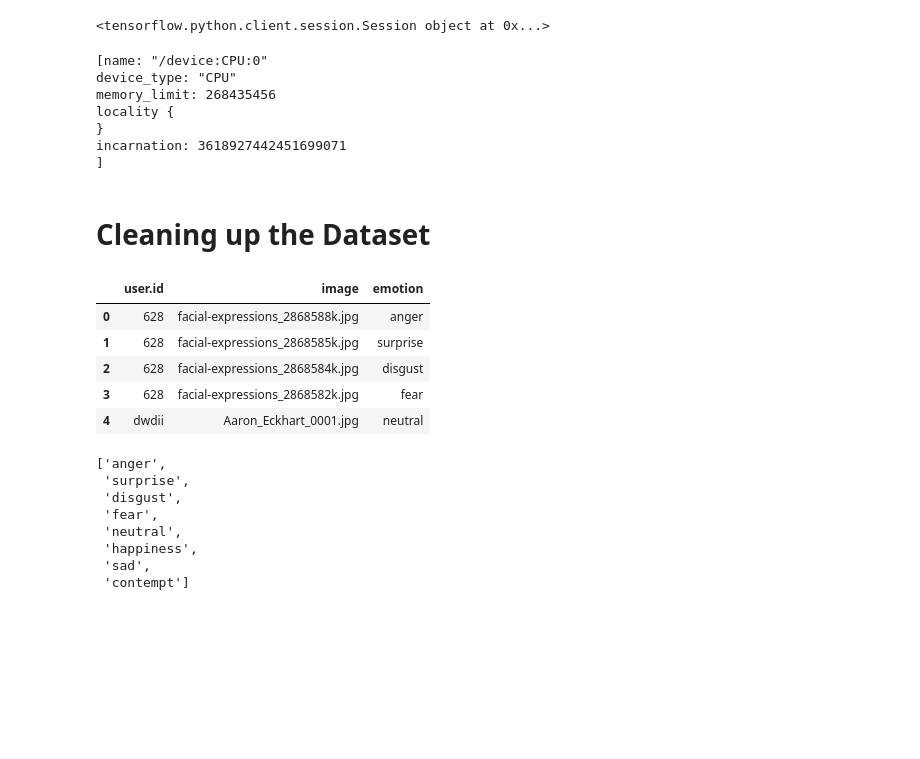
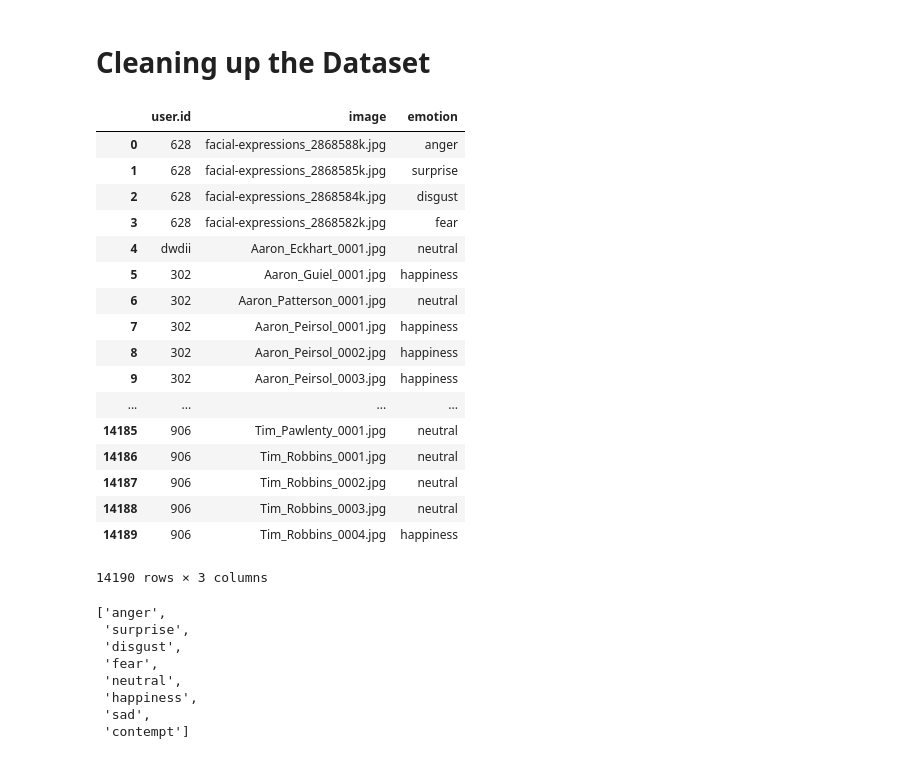
Before and after one commit to schehrbanokhan/emotion_recognition_neural_network, a Jupyter notebook: Project Neural network.ipynb, the cells around one changed output. Drawn from its saved outputs; the diff is of its cells as text; code cells hidden in the pictures; blank space fills up the shorter version.

```diff
--- a/Project Neural network.ipynb
+++ b/Project Neural network.ipynb
@@ -27,35 +23,32 @@ sess = tf.Session(config=tf.ConfigProto(log_device_placement=True))
-# %%
-print(str(sess))
-# %% [output]
-<tensorflow.python.client.session.Session object at 0x...>
-# %%
-from tensorflow.python.client import device_lib
-print(device_lib.list_local_devices())
-# %% [output]
-[name: "/device:CPU:0"
-device_type: "CPU"
-memory_limit: 268435456
-locality {
-}
-incarnation: 3618927442451699071
-]
 # %% [markdown]
 # Cleaning up the Dataset
 # %%
 # importing CSV file containing image labels and corresponding image file names
 
-path_to_labels="/Users/muhammadwaliji/Desktop/facial_expressions-master/data/legend.csv"
+path_to_labels="data/legend.csv"
 
 data=pd.read_csv(path_to_labels)
 # %%
-data.head()
+data
 # %% [output]
 |  | user.id | image | emotion |
 | 0 | 628 | facial-expressions_2868588k.jpg | anger |
 | 1 | 628 | facial-expressions_2868585k.jpg | surprise |
 | 2 | 628 | facial-expressions_2868584k.jpg | disgust |
 | 3 | 628 | facial-expressions_2868582k.jpg | fear |
 | 4 | dwdii | Aaron_Eckhart_0001.jpg | neutral |
+| 5 | 302 | Aaron_Guiel_0001.jpg | happiness |
+| 6 | 302 | Aaron_Patterson_0001.jpg | neutral |
+| 7 | 302 | Aaron_Peirsol_0001.jpg | happiness |
+| 8 | 302 | Aaron_Peirsol_0002.jpg | happiness |
+| 9 | 302 | Aaron_Peirsol_0003.jpg | happiness |
+| ... | ... | ... | ... |
+| 14185 | 906 | Tim_Pawlenty_0001.jpg | neutral |
+| 14186 | 906 | Tim_Robbins_0001.jpg | neutral |
+| 14187 | 906 | Tim_Robbins_0002.jpg | neutral |
+| 14188 | 906 | Tim_Robbins_0003.jpg | neutral |
+| 14189 | 906 | Tim_Robbins_0004.jpg | happiness |
+14190 rows × 3 columns
 # %%
 # Lower casing all the values in the emotion column
 
```
Also changed, not shown: parts of 21 cells of this notebook.
